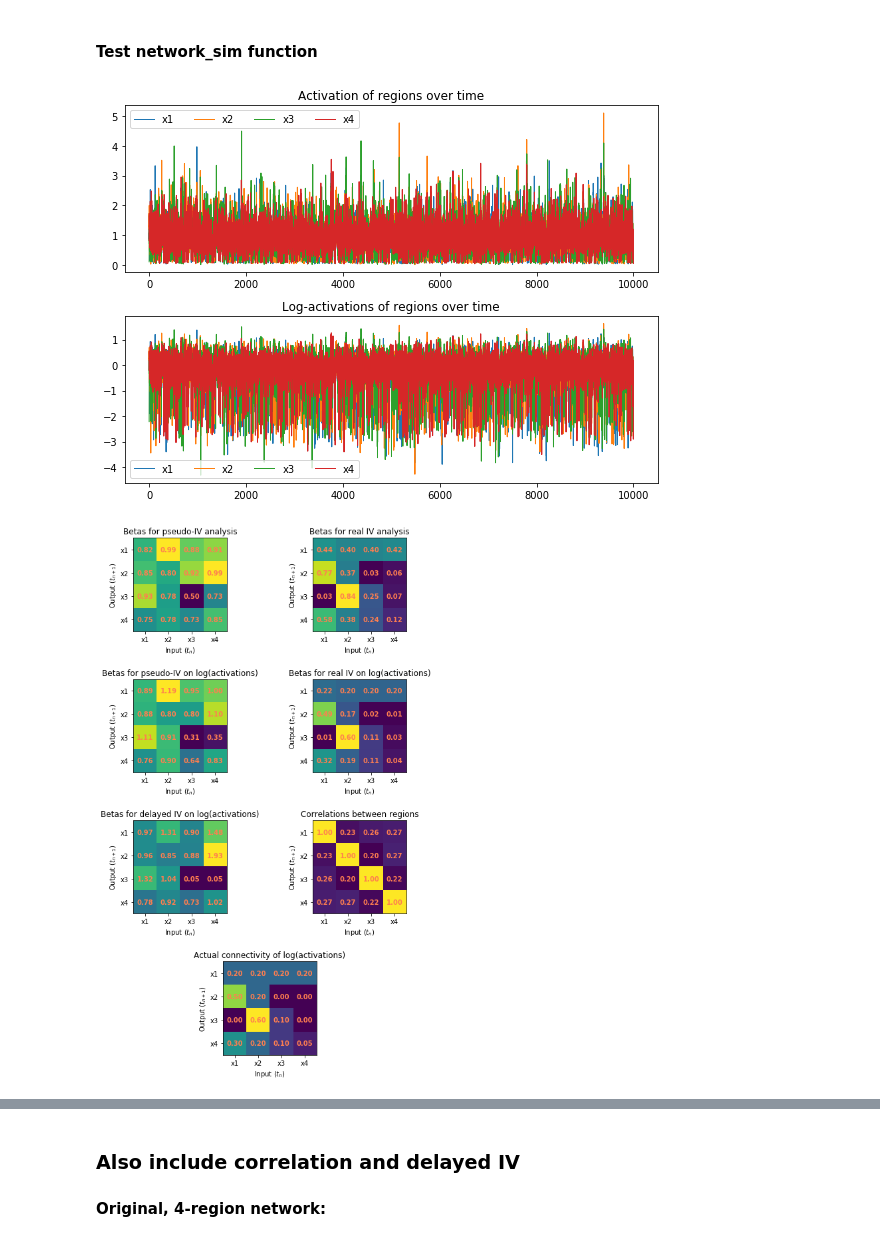
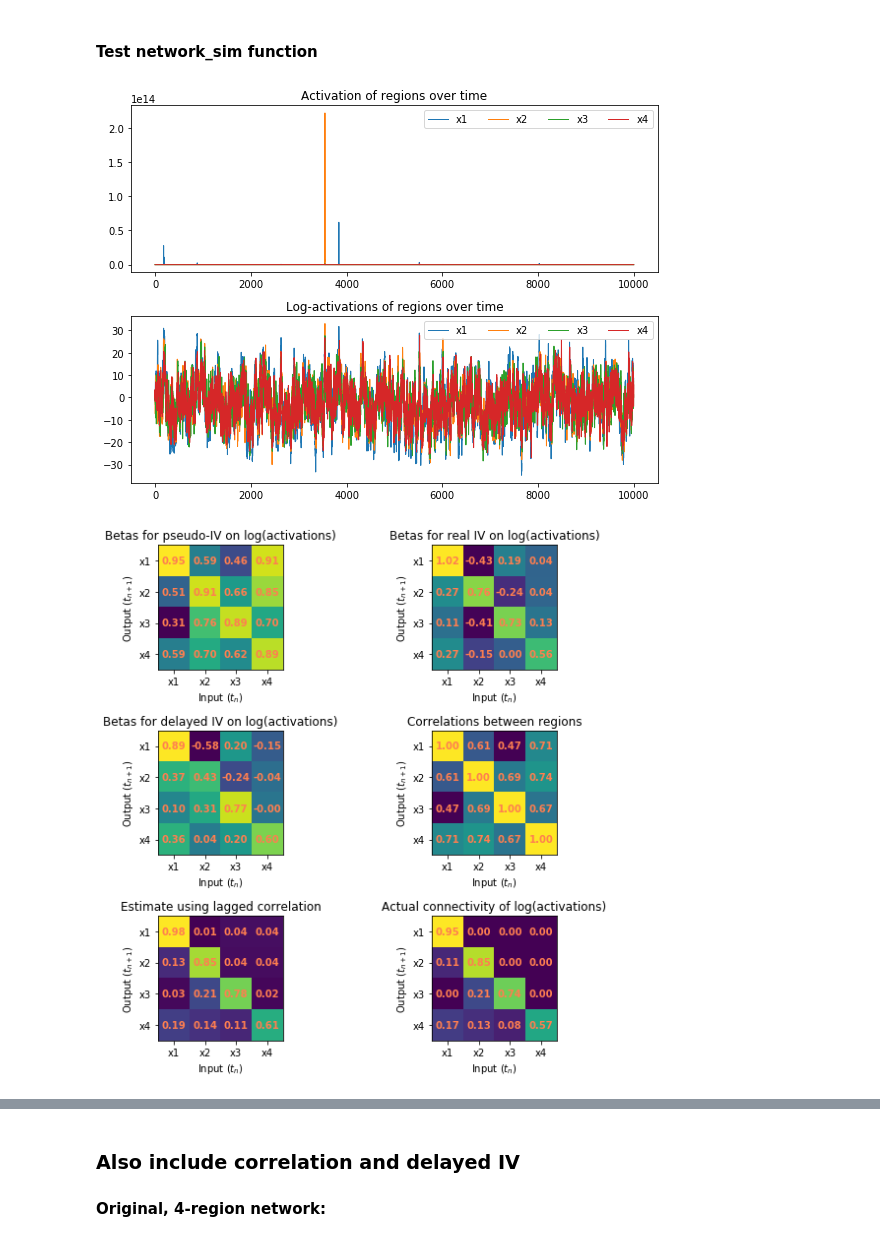
Before and after one commit to KordingLab/fmri-iv, a Jupyter notebook: code/test_iv_analysis.ipynb, the cells around one changed output, grey strips where cells are left out. Cells and saved outputs as stored; diff of their text form; code cells hidden in the pictures.

```diff
--- a/code/test_iv_analysis.ipynb
+++ b/code/test_iv_analysis.ipynb
@@ -17,27 +17,18 @@ All neurons are recurrently connected, plus:
 * x2 -> x4
 * x3 -> x4
 # %%
-# A = np.array([
-#     [0.9,   0,      0,      0],
-#     [0.1,   0.8,    0,      0],
-#     [0,     0.2,    0.7,    0],
-#     [0.16,  0.12,   0.08,   0.54]
-# ])
-
 A = np.array([
-    [0.2,   0.2,    0.2,    0.2],
-    [0.5,   0.2,    0,      0],
-    [0,     0.6,    0.1,    0],
-    [0.3,   0.2,    0.1,    0.05]
+    [0.9,   0,      0,      0],
+    [0.1,   0.8,    0,      0],
+    [0,     0.2,    0.7,    0],
+    [0.16,  0.12,   0.08,   0.54]
 ])
 
-assert max(abs(np.linalg.eig(A)[0])) < 1.0,\
-    'A is nonstationary - make sure all eigenvalues are < 1 in absolute value'
+radius = max(abs(np.linalg.eig(A)[0]))
+assert radius < 1, 'A is unstable'
 
 n_chan = A.shape[0]
 n_time = 10000
-
-snr = 10.0
 # %% [markdown]
 * Generate an IV for each region - 2.5% chance of being 1, where 1 means "hyperpolarized" and corresponding region will be 10x less active during this timepoint.
 # %%
@@ -77,11 +67,11 @@ def plot_activations(lact, nfig):
     fig = plt.figure(nfig, (8, 6), tight_layout=True)
 
     axes = fig.subplots(2, 1)
-    axes[0].plot(np.exp(lact), linewidth=1.0)
+    axes[0].plot(np.exp(lact).T, linewidth=1.0)
     axes[0].legend(region_labels, ncol=6)
     axes[0].set_title('Activation of regions over time')
 
-    axes[1].plot(lact, linewidth=1.0)
+    axes[1].plot(lact.T, linewidth=1.0)
     axes[1].legend(region_labels, ncol=6)
     axes[1].set_title('Log-activations of regions over time')
 
@@ -93,6 +83,6 @@ plot_activations(log_act, 1)
 # %%
 def plot_iv_betas(log_act_in, ivs_in, a_in, nfig):
-    _, nchans = log_act_in.shape
+    nchans, _ = log_act_in.shape
     region_labels = make_region_labels(nchans)
 
     plt.close(nfig)
@@ -103,7 +93,7 @@ def plot_iv_betas(log_act_in, ivs_in, a_in, nfig):
     pseudo_betas_log = iv.pseudo_iv_betas(log_act_in)
     real_betas_log = iv.iv_betas(log_act_in, np.array(ivs_in, dtype=np.float64))
     delayed_betas_log = iv.delayed_iv_betas(log_act_in, np.array(ivs_in, dtype=np.float64))
-    correlations_log = np.corrcoef(log_act_in, rowvar=False)
+    correlations_log = np.corrcoef(log_act_in)
 
     axes[0, 0].imshow(pseudo_betas_log)
     axes[0, 0].set_title('Betas for pseudo-IV on log(activations)')
@@ -178,13 +168,20 @@ plot_iv_betas(log_act2, ivs, A, 4)
 # %% [markdown]
 #### Test network_sim function
 # %%
-log_acts_from_fn, ivs_from_fn = netsim.sim_network(A, n_time, 0.025, 0.1, 10.)
+log_acts_from_fn, ivs_from_fn, A_scaled = netsim.sim_network(
+    con_mat=A,
+    n_time=n_time,
+    iv_prob=0.025,
+    iv_gain=0.1,
+    noise_cov=10.,
+    snr=10.
+)
 
 plot_activations(log_acts_from_fn, 5)
-plot_iv_betas(log_acts_from_fn, ivs_from_fn, A, 6)
+plot_iv_betas(log_acts_from_fn, ivs_from_fn, A_scaled, 6)
 # %% [output]
-[figure, old version]
+[figure, new version]
-[figure, old version]
+[figure, new version]
 # %%
 new_con_mat = netsim.gen_con_mat(12, max_eig=0.9)
 
```
Also changed, not shown: parts of 12 cells of this notebook, 3 other files.
